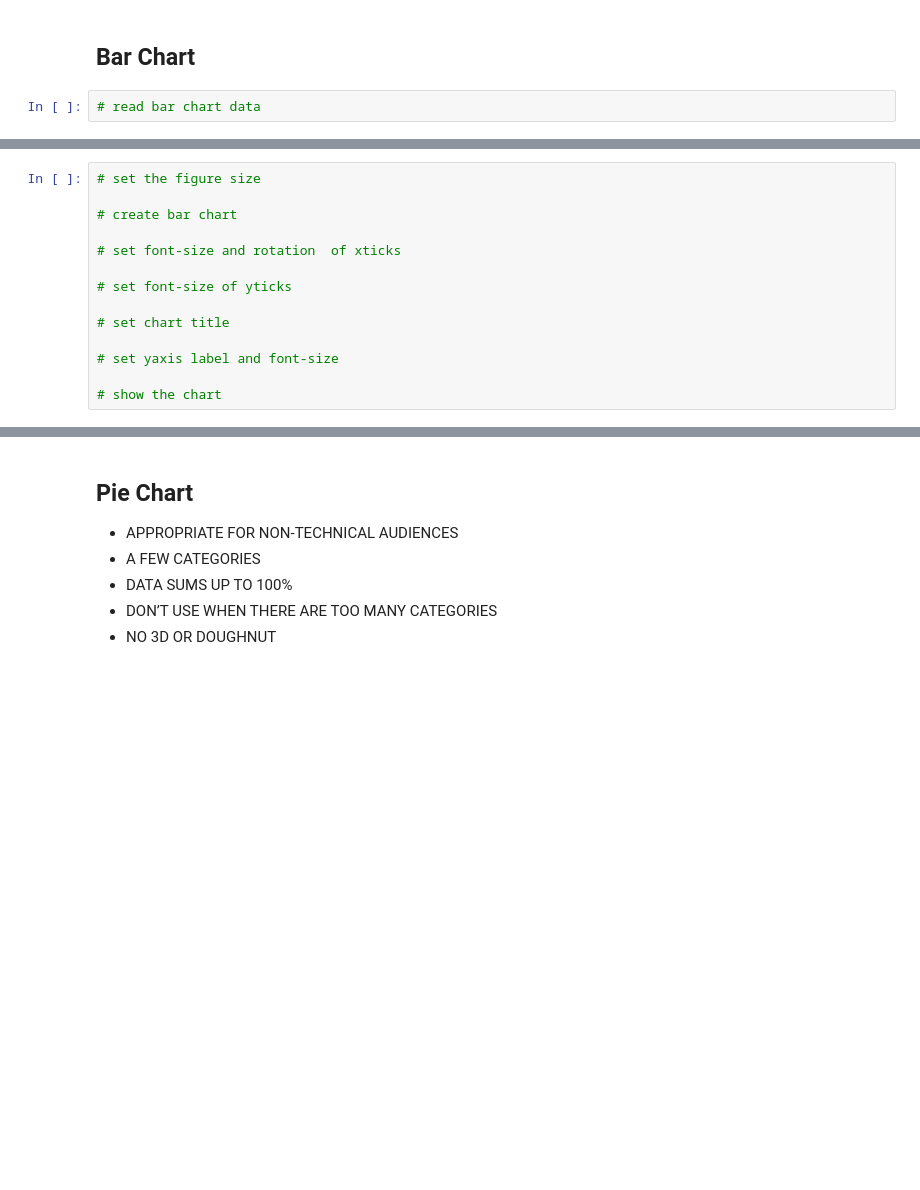
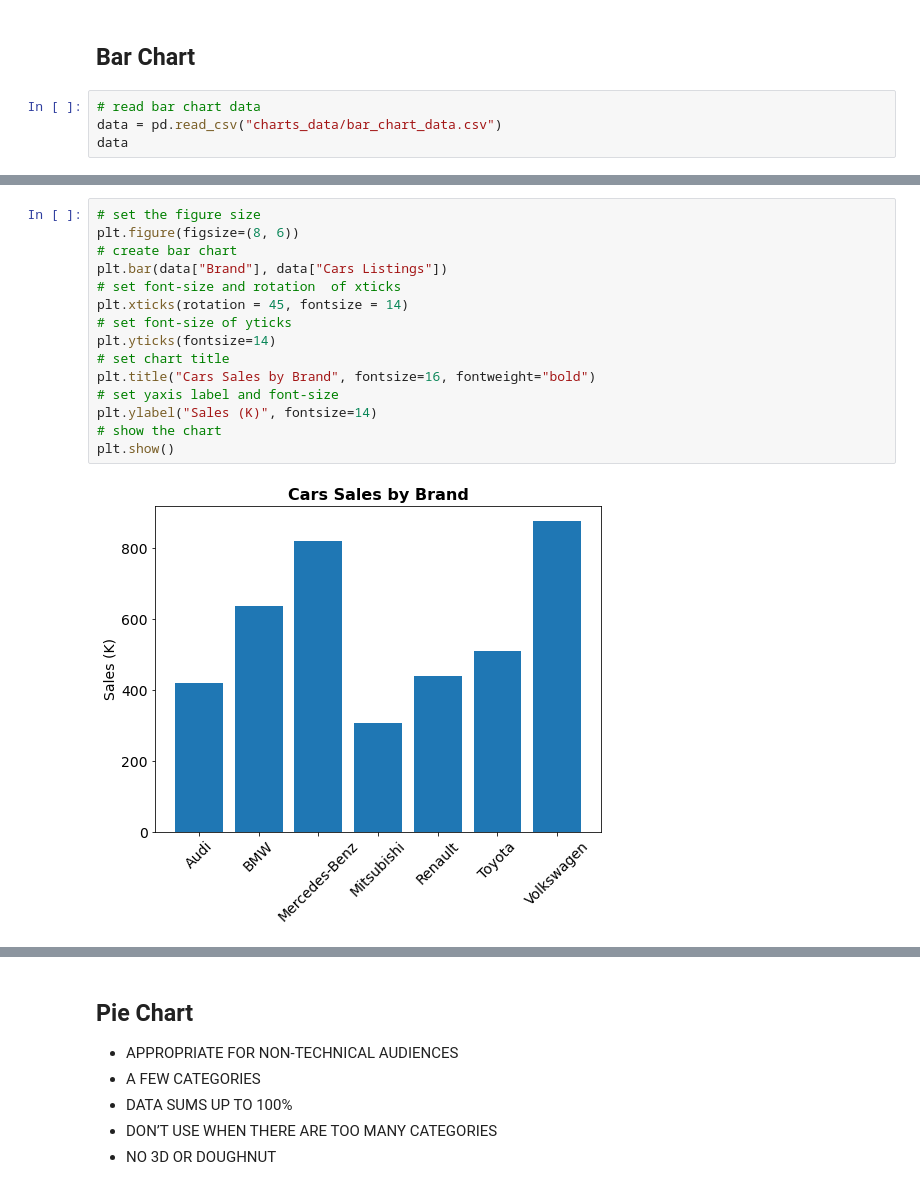
Before and after one commit to OmarInCS/data-analysis-visulization-python, a Jupyter notebook: week4/day1/lesson-11-visualization.ipynb, the cells around one changed output, grey strips where cells are left out. Saved outputs shown, nothing was run; the diff lists cells and outputs as text; blank space fills up the shorter version.

```diff
--- a/week4/day1/lesson-11-visualization.ipynb
+++ b/week4/day1/lesson-11-visualization.ipynb
@@ -22,3 +22,5 @@ https://www.data-to-viz.com/#scatter
 ## Bar Chart
 # %%
 # read bar chart data
+data = pd.read_csv("charts_data/bar_chart_data.csv")
+data
@@ -25,17 +36,20 @@ https://www.data-to-viz.com/#scatter
 # %%
 # set the figure size
-
+plt.figure(figsize=(8, 6))
 # create bar chart
-
+plt.bar(data["Brand"], data["Cars Listings"])
 # set font-size and rotation  of xticks
-
+plt.xticks(rotation = 45, fontsize = 14)
 # set font-size of yticks
-
+plt.yticks(fontsize=14)
 # set chart title
-
+plt.title("Cars Sales by Brand", fontsize=16, fontweight="bold")
 # set yaxis label and font-size
-
+plt.ylabel("Sales (K)", fontsize=14)
 # show the chart
+plt.show()
+# %% [output]
+[figure, added]
 # %% [markdown]
 ### MAKE SURE YOUR CHART ISN’T MISLEADING
 
```
Also changed, not shown: parts of 20 cells of this notebook, 11 other files.
